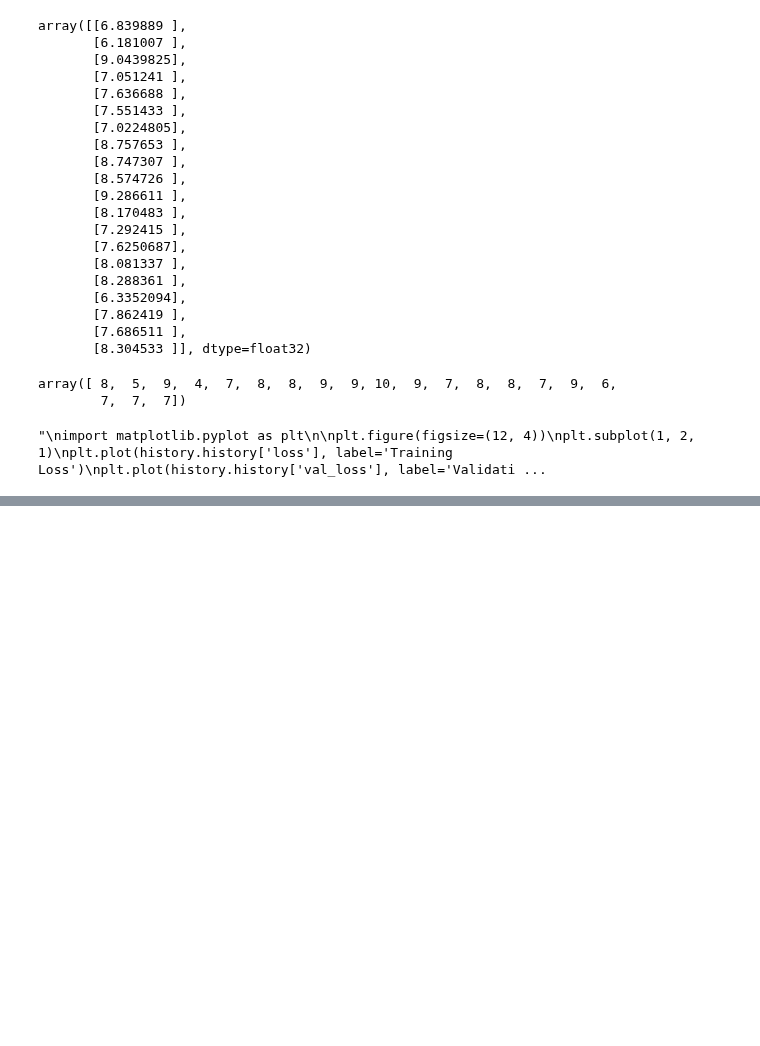
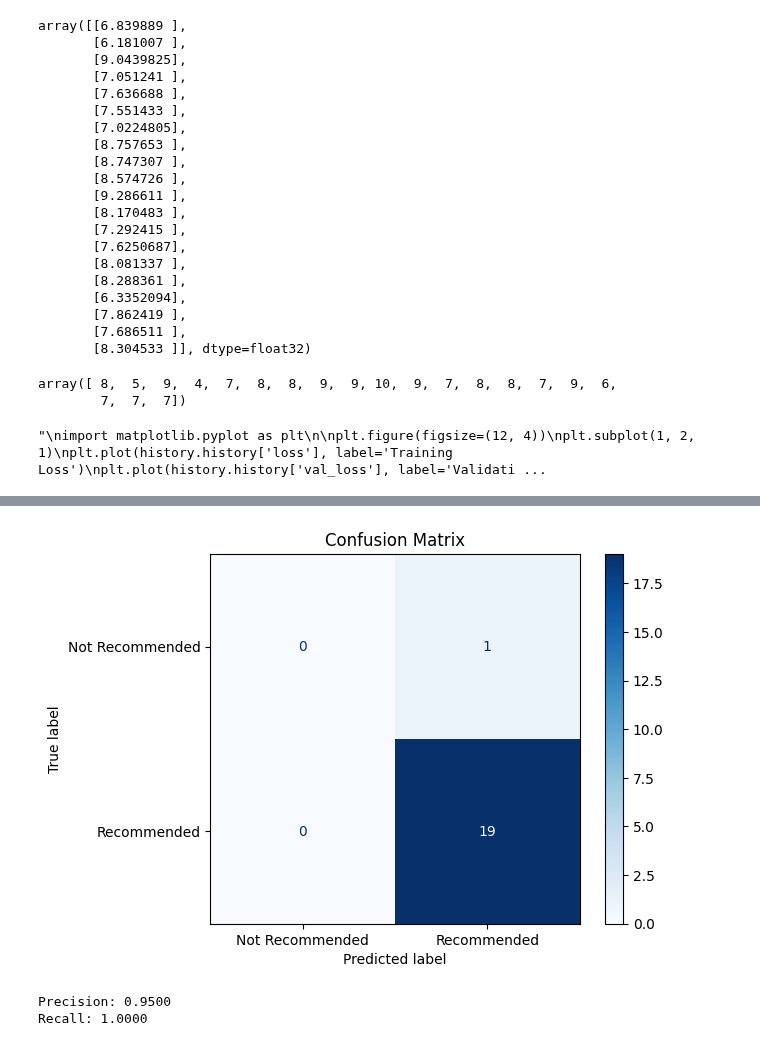
Before and after one commit to SavageCat05/Manga-Recommender, a Jupyter notebook: core/NN.ipynb, the cells around one changed output, grey strips where cells are left out. Saved outputs shown, nothing was run; the diff lists cells and outputs as text; code cells hidden in the pictures; blank space fills up the shorter version.

```diff
--- a/core/NN.ipynb
+++ b/core/NN.ipynb
@@ -990,0 +1008,22 @@ plt.show()
+# %%
+from sklearn.metrics import confusion_matrix, ConfusionMatrixDisplay, precision_score, recall_score
+
+# Compute the confusion matrix
+cm = confusion_matrix(y_test_binary, y_pred_binary)
+
+# Plot the confusion matrix
+disp = ConfusionMatrixDisplay(confusion_matrix=cm, display_labels=["Not Recommended", "Recommended"])
+disp.plot(cmap="Blues")
+plt.title("Confusion Matrix")
+plt.show()
+
+# Calculate precision and recall
+precision = precision_score(y_test_binary, y_pred_binary)
+recall = recall_score(y_test_binary, y_pred_binary)
+
+print(f"Precision: {precision:.4f}")
+print(f"Recall: {recall:.4f}")
+# %% [output]
+[figure, added]
+Precision: 0.9500
+Recall: 1.0000
```
Also changed, not shown: parts of 8 cells of this notebook.
